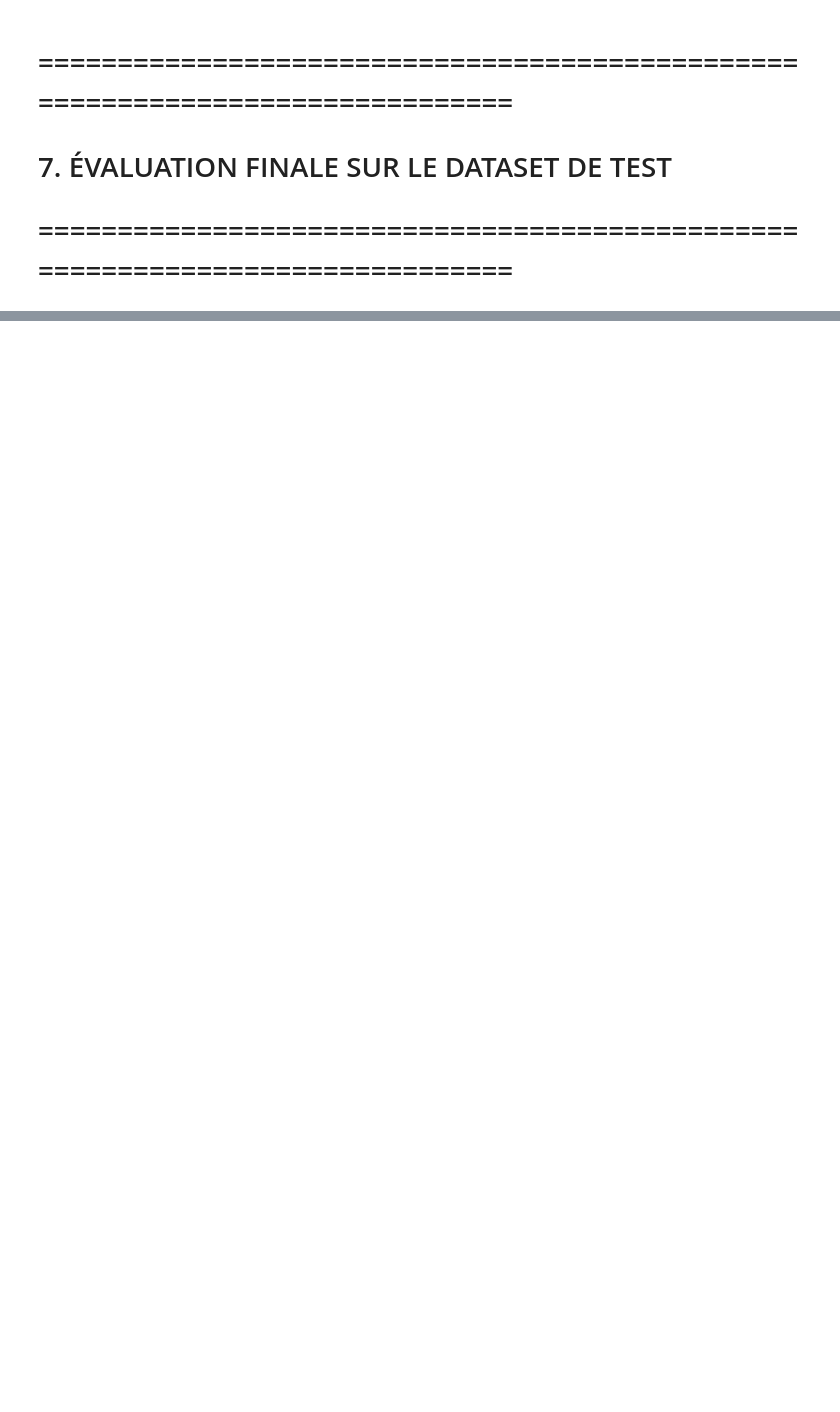
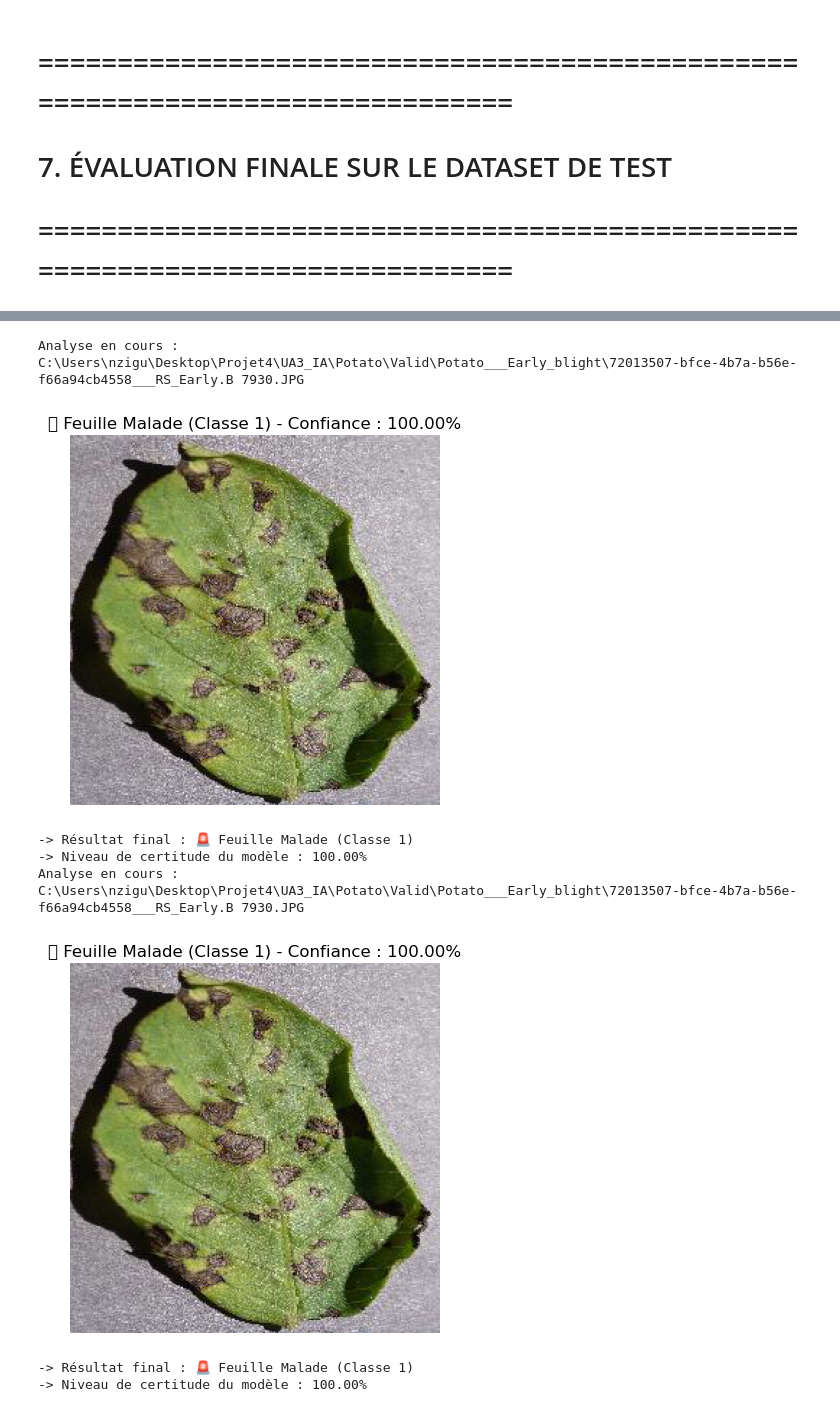
Before and after one commit to kendric04/Potato-Leaf-Disease, a Jupyter notebook: Potatoes.ipynb, the cells around one changed output, grey strips where cells are left out. Saved outputs shown, nothing was run; the diff lists cells and outputs as text; code cells hidden in the pictures; blank space fills up the shorter version.

```diff
--- a/Potatoes.ipynb
+++ b/Potatoes.ipynb
@@ -271,0 +330,20 @@ F1-Score Global (Test) : 0.8320
+# %%
+# 1. Allez dans votre dossier "./Potato/Test/Potato___Early_blight" (ou un autre)
+# 2. Copiez le nom exact d'une image qui s'y trouve
+# 3. Mettez le chemin complet ici :
+
+mon_image_test = r"C:\Users\nzigu\Desktop\Projet4\UA3_IA\Potato\Valid\Potato___Early_blight\72013507-bfce-4b7a-b56e-f66a94cb4558___RS_Early.B 7930.JPG"
+
+diagnostiquer_feuille(mon_image_test, model)
+
+# 4. On lance l'analyse !
+diagnostiquer_feuille(mon_image_test, model)
+# %% [output]
+Analyse en cours : C:\Users\nzigu\Desktop\Projet4\UA3_IA\Potato\Valid\Potato___Early_blight\72013507-bfce-4b7a-b56e-f66a94cb4558___RS_Early.B 7930.JPG
+[figure, added]
+-> Résultat final : 🚨 Feuille Malade (Classe 1)
+-> Niveau de certitude du modèle : 100.00%
+Analyse en cours : C:\Users\nzigu\Desktop\Projet4\UA3_IA\Potato\Valid\Potato___Early_blight\72013507-bfce-4b7a-b56e-f66a94cb4558___RS_Early.B 7930.JPG
+[figure, added]
+-> Résultat final : 🚨 Feuille Malade (Classe 1)
+-> Niveau de certitude du modèle : 100.00%
```
Also changed, not shown: parts of 7 cells of this notebook.
